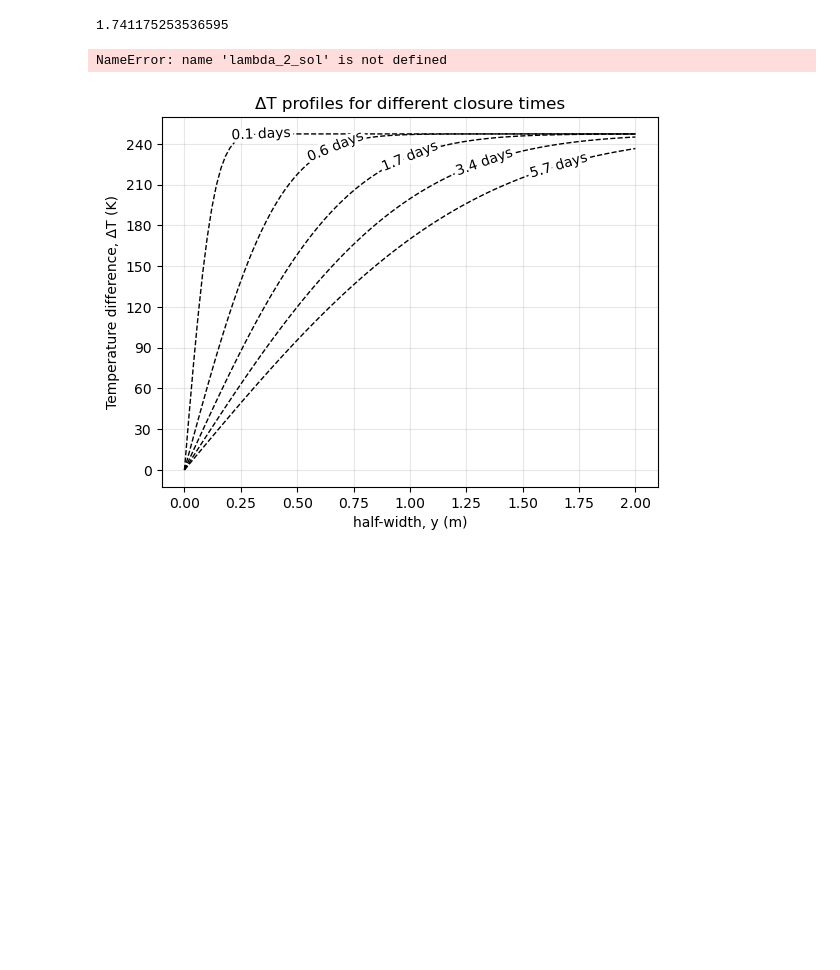
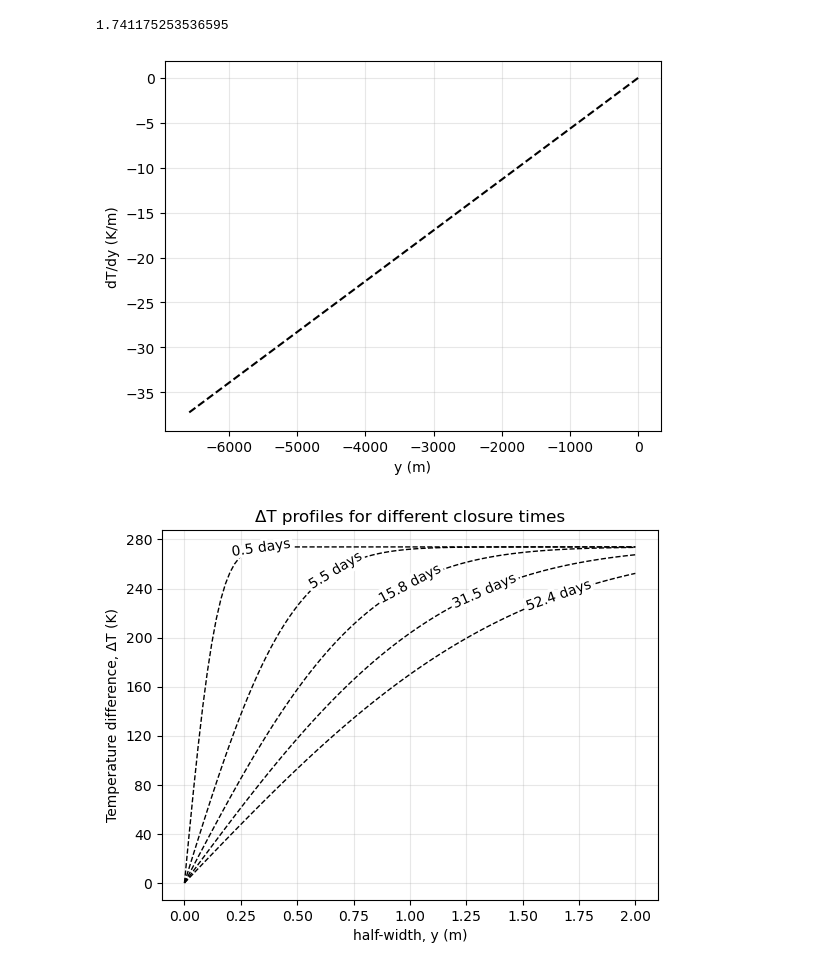
Before and after one commit to CottomR-et-al/Europa-ice-ocean-exchange, a Jupyter notebook: Stefan_Dike_Cooling.ipynb, the cells around one changed output. Saved outputs shown, nothing was run; the diff lists cells and outputs as text; code cells hidden in the pictures; blank space fills up the shorter version.

```diff
--- a/Stefan_Dike_Cooling.ipynb
+++ b/Stefan_Dike_Cooling.ipynb
@@ -159,21 +159,27 @@ LHS
 # %% [output]
 1.741175253536595
 # %%
+# choose
+t_close = t_close_1
+# t_close = t_close_2
+lambda_2_sol = lambda_2_sol_1
+# lambda_2_sol = lambda_2_sol_2
+
 dthdh = np.exp(-lambda_2_sol**2) / (lambda_2_sol * (1 + erf(lambda_2_sol)))
 dhdy = - (270 - 100) / np.sqrt(np.pi * kappa * t_close)
 dTdy = dthdh / dhdy
 
 dymdt = - lambda_2_sol * np.sqrt(kappa / t_close)
 dTdym = rhow * L * dymdt / k
 y = -(2 * lambda_2_sol * np.sqrt(kappa * t_close))
 
 plt.figure()
 plt.plot(y, dTdy, color = 'black', linestyle = 'dashed')
 plt.ylabel('dT/dy (K/m)')
 plt.xlabel('y (m)')
 plt.grid(which='both', alpha=0.3)
 # %% [output]
-NameError: name 'lambda_2_sol' is not defined
+[figure, added]
 # %%
 # T - T0 vs y
 T0 = 100
@@ -202,7 +208,7 @@ ax = plt.gca()
 # ax.xaxis.set_major_locator(MaxNLocator(integer=True))
 ax.yaxis.set_major_locator(MaxNLocator(integer=True))
 # %% [output]
-[figure, old version]
+[figure, new version]
 # %%
 # Temperature prof
 
```
Also changed, not shown: parts of 2 cells of this notebook.
